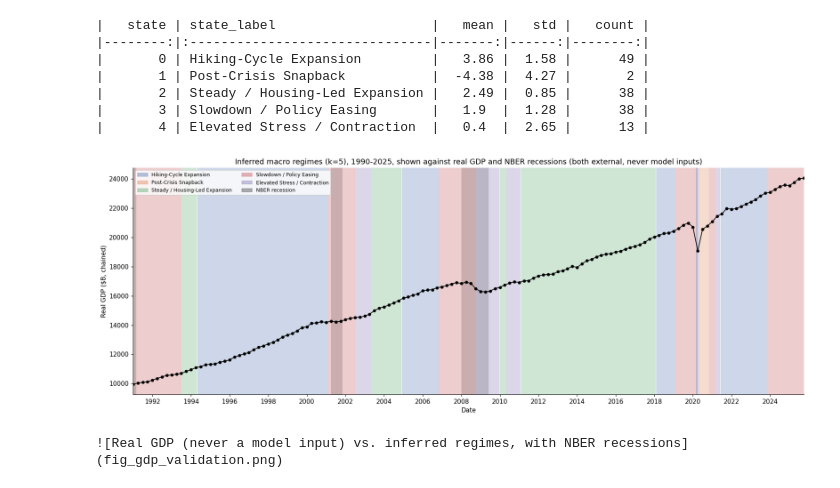
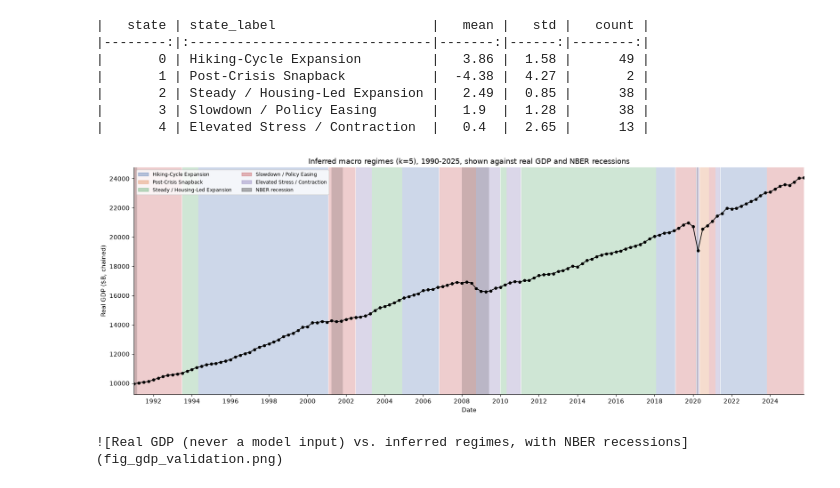
Before and after one commit to maxwellurman/Bayes-Macro-Regime-Detection, a Jupyter notebook: Continuous_HMM_Regime_Model.ipynb, the cells around one changed output. Saved outputs shown, nothing was run; the diff lists cells and outputs as text; code cells hidden in the pictures.

```diff
--- a/Continuous_HMM_Regime_Model.ipynb
+++ b/Continuous_HMM_Regime_Model.ipynb
@@ -694,33 +660,33 @@ print(gdp_by_state.to_markdown())
 # %%
 fig, ax = plt.subplots(figsize=(16, 6))
 
 # Regime shading (reuse the same contiguous segments as the Step 11 timeline)
 for start, end, st in segments:
     ax.axvspan(start, end + pd.Timedelta(days=27), color=STATE_COLORS[st], alpha=0.28, lw=0)
 
 # NBER recession bars for extra reference (same dates as Step 12)
 for start, end in NBER_RECESSIONS:
     ax.axvspan(pd.Timestamp(start), pd.Timestamp(end), color="black", alpha=0.15, lw=0)
 
 ax.plot(gdp_df.index, gdp_df["Real_GDP"], marker="o", markersize=4, color="black", lw=1.2)
 
 ax.set_xlim(gdp_df.index.min(), gdp_df.index.max())
 ax.xaxis.set_major_locator(mdates.YearLocator(2))
 ax.xaxis.set_major_formatter(mdates.DateFormatter("%Y"))
 ax.set_ylabel("Real GDP ($B, chained)")
 ax.set_xlabel("Date")
 ax.set_title(f"Inferred macro regimes (k={SELECTED_K}), 1990-2025, shown against real GDP and NBER "
-             "recessions (both external, never model inputs)")
+             "recessions")
 
 regime_handles = [Patch(color=STATE_COLORS[i], alpha=0.4, label=state_labels[i]) for i in range(SELECTED_K)]
 nber_handle = [Patch(color="black", alpha=0.3, label="NBER recession")]
 ax.legend(handles=regime_handles + nber_handle, loc="upper left", fontsize=8, ncol=2)
 
 plt.tight_layout()
 plt.savefig("fig_gdp_validation.png", dpi=110, bbox_inches="tight")
 plt.show()
 # %% [output]
-[figure, old version]
+[figure, new version]
 # %%
 print("![Real GDP (never a model input) vs. inferred regimes, with NBER recessions](fig_gdp_validation.png)")
 # %% [output]
```
Also changed, not shown: parts of 12 cells of this notebook.
